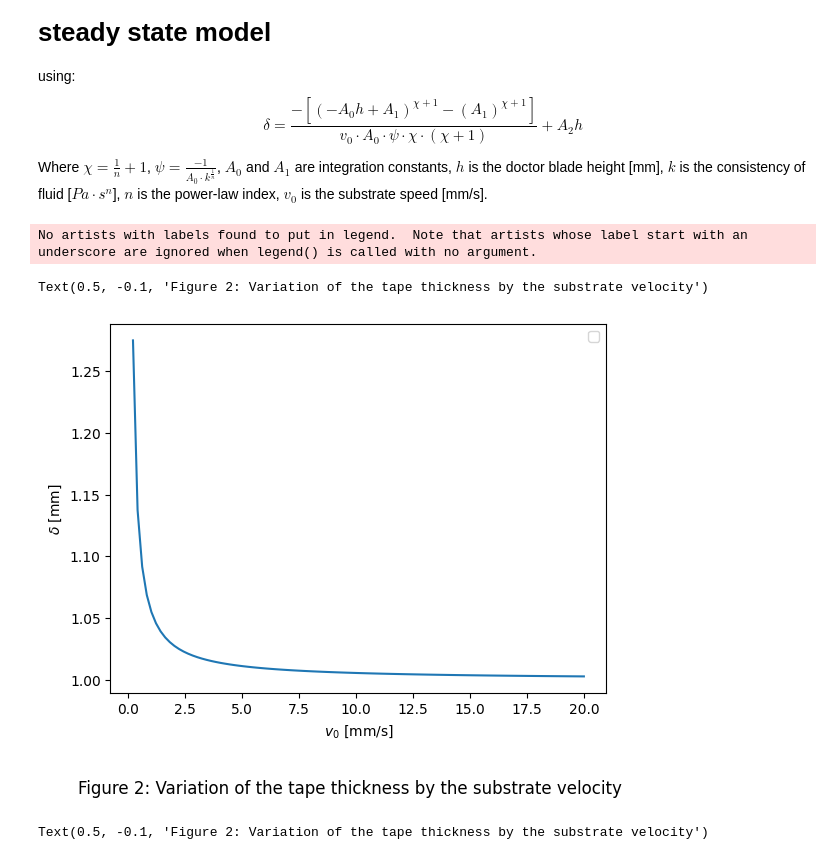
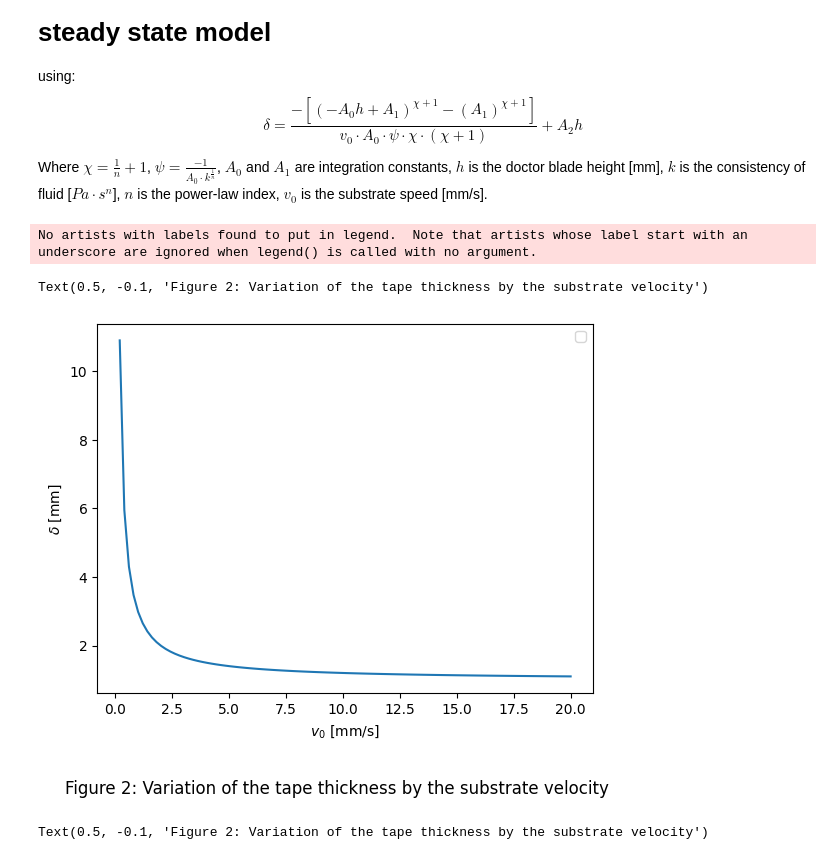
Before and after one commit to FW-Coding/FUSE-Internship-2024, a Jupyter notebook: Rheological and flow analysis model.ipynb, the cells around one changed output. Drawn from its saved outputs; the diff is of its cells as text; code cells hidden in the pictures.

```diff
--- a/Rheological and flow analysis model.ipynb
+++ b/Rheological and flow analysis model.ipynb
@@ -81,7 +81,7 @@ n = pybamm.Parameter("Power-law index")
 v_0 = pybamm.Parameter("Substrate speed [mms-1]")
 
 # governing equations
-model.variables["Tape thickness [mm]"] = (-(-A_0*h+A_1)**(1/n+2)-(A_1)**(1/n+2))/(v_0*A_0*(-1/A_0*k**(1/n))*(1/n+1)*(1/n+2))+A_2*h
+model.variables["Tape thickness [mm]"] = (-(-A_0*h+A_1)**(1/n+2)-(A_1)**(1/n+2))/(v_0*A_0*(-1/A_0*k**(1/n))*(1/(n+1))*(1/(n+2)))+A_2*h
 
 #Add parameters
 param = pybamm.ParameterValues(
@@ -90,34 +90,34 @@ param = pybamm.ParameterValues(
         "Integration constant 1": 1,
         "Integration constant 2": 1,
         "Blade height [mm]": 1,
         "Consistency [Pas^n]": 3,
         "Power-law index": 1,
         "Substrate speed [mms-1]": "[input]",
     }
 )
 values = np.linspace(0, 20, 100)
 shear_stress = []
 
 #Plots the solution to the model over a range of shear strain values
 for i in values:
     sim = pybamm.Simulation(model, parameter_values=param, solver=pybamm.DummySolver())
     sol = sim.solve([0, 1], inputs={"Substrate speed [mms-1]":i})
     shear_stress.append(sol["Tape thickness [mm]"].entries[0])
 
 plt.plot(values, shear_stress)
 
 #Figure labels
 plt.legend()
 plt.xlabel(r"$v_0$ [mm/s]")
 plt.ylabel(r"$\delta$ [mm]")
 
 #Figure caption
 txt="Figure 2: Variation of the tape thickness by the substrate velocity"
 plt.figtext(0.5, -0.1, txt, wrap=True, horizontalalignment='center', fontsize=12)
 # %% [output]
 No artists with labels found to put in legend.  Note that artists whose label start with an underscore are ignored when legend() is called with no argument.
 Text(0.5, -0.1, 'Figure 2: Variation of the tape thickness by the substrate velocity')
-[figure, old version]
+[figure, new version]
 # %%
 model = pybamm.BaseModel("Tape thickness (Power-law)")
 
```
Also changed, not shown: 2 other files.
